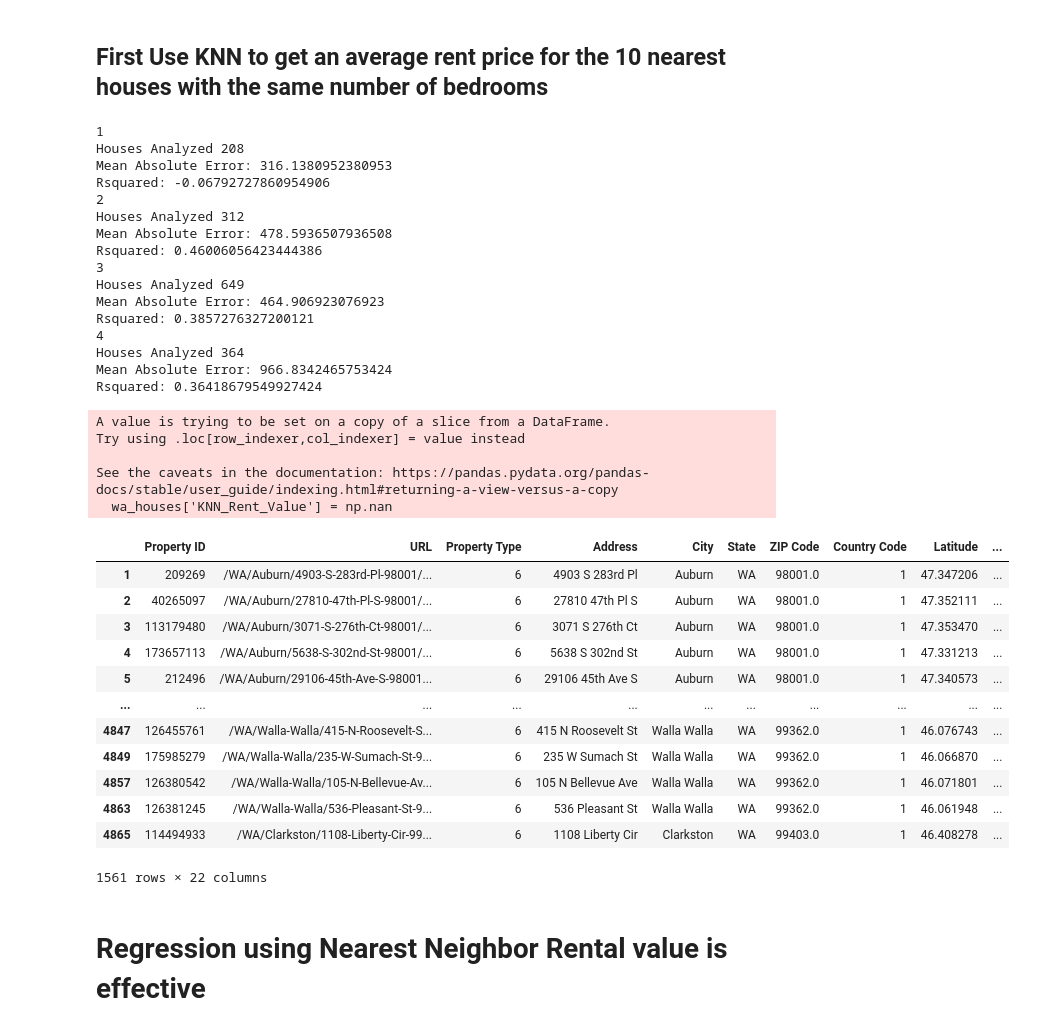
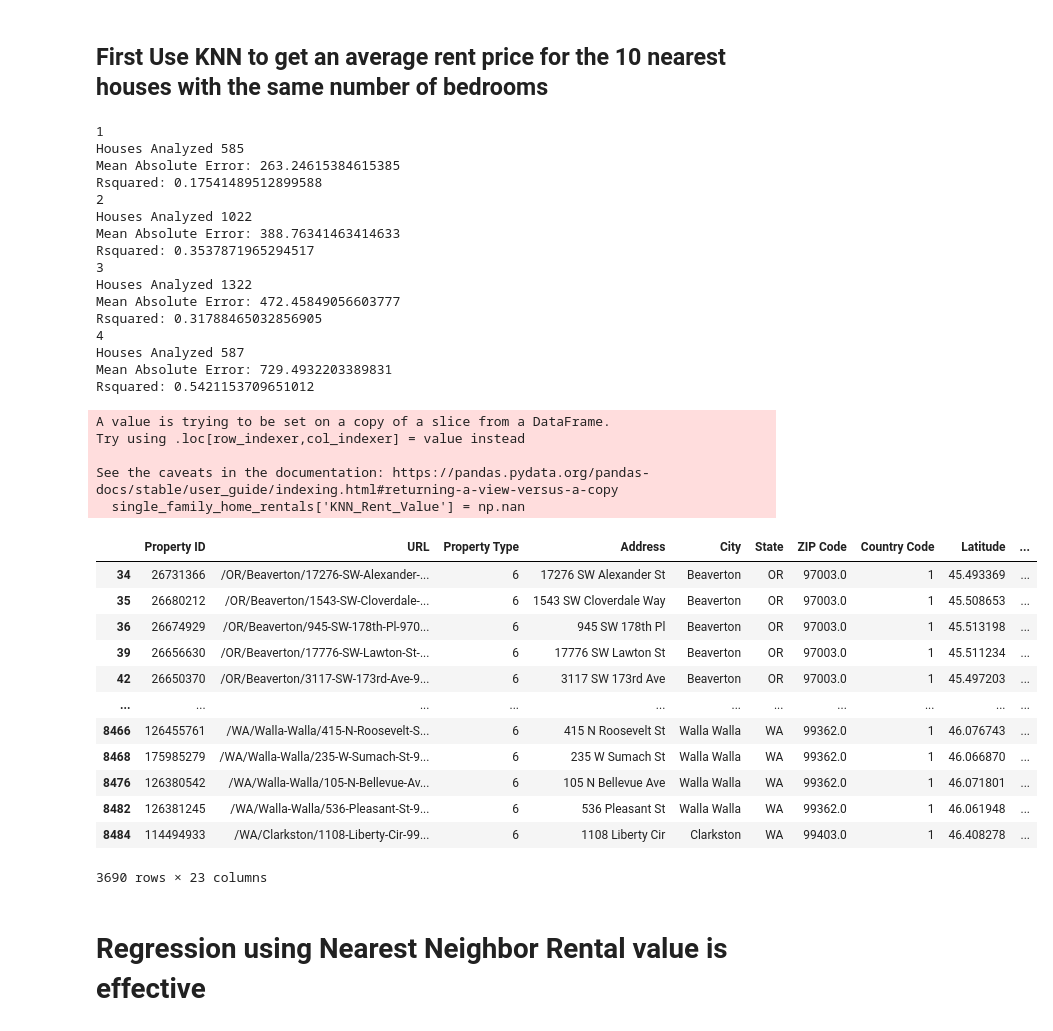
Before and after one commit to drago9773/stoebebirch, a Jupyter notebook: rent_prediction_exploration/rent_benchmark_first.ipynb, the cells around one changed output. Drawn from its saved outputs; the diff is of its cells as text; code cells hidden in the pictures.

```diff
--- a/rent_prediction_exploration/rent_benchmark_first.ipynb
+++ b/rent_prediction_exploration/rent_benchmark_first.ipynb
@@ -9,7 +12,7 @@ import seaborn as sns
 # %%
-wa_rentals = pd.read_csv(r"C:\Users\mattl\OneDrive\Documents\reibrowser\Database\Redfin Data\geocoded_washington_rentals.csv")
+all_rentals = pd.read_csv(r"C:\Users\mattl\OneDrive\Documents\reibrowser\Database\Redfin Data\rentals.csv")
 
-wa_houses = wa_rentals[(wa_rentals["Property Type"] == 6) & (wa_rentals["Max Beds"] < 5)]
+single_family_home_rentals = all_rentals[(all_rentals["Property Type"] == 6) & (all_rentals["Max Beds"] < 5) & (all_rentals["State"]).isin(["WA", "OR"])]
 # %% [markdown]
 ## First Use KNN to get an average rent price for the 10 nearest houses with the same number of bedrooms
 # %%
@@ -18,11 +21,11 @@ knn_features = ["Latitude", "Longitude"]
 
 target = "Max Rent Price"
 
-wa_houses['KNN_Rent_Value'] = np.nan
+single_family_home_rentals['KNN_Rent_Value'] = np.nan
 
 for beds in range(1, 5, 1):
     print(beds)
-    knn_df = wa_houses.dropna(subset=knn_features + [target])
+    knn_df = single_family_home_rentals.dropna(subset=knn_features + [target])
     knn_df = knn_df[knn_df["Max Beds"] == beds]
     print("Houses Analyzed", len(knn_df))
 
@@ -34,63 +37,63 @@ for beds in range(1, 5, 1):
         X_train, X_test, y_train, y_test = train_test_split(X, y, test_size=0.2, random_state=42)
 
         # Initialize KNN Regressor
-        knn_regressor = KNeighborsRegressor(n_neighbors=10, metric='euclidean')
+        knn_regressor = KNeighborsRegressor(n_neighbors=10, metric='haversine')
 
         # Fit the model
         knn_regressor.fit(X_train, y_train)
 
         # Predict on the training set to get KNN rent values
         y_knn = knn_regressor.predict(X)
 
         # Append the KNN rent values to the DataFrame
-        wa_houses.loc[knn_df.index, 'KNN_Rent_Value'] = y_knn
+        single_family_home_rentals.loc[knn_df.index, 'KNN_Rent_Value'] = y_knn
 
         # Predict on the test set for evaluation
         y_pred = knn_regressor.predict(X_test)
 
         # Evaluate the model
         mse = mean_absolute_error(y_test, y_pred)
         r2 = r2_score(y_test, y_pred)
 
         print(f"Mean Absolute Error: {mse}")
         print(f"Rsquared: {r2}")
 
-display(wa_houses)
+display(single_family_home_rentals)
 # %% [output]
 1
-Houses Analyzed 208
-Mean Absolute Error: 316.1380952380953
-Rsquared: -0.06792727860954906
+Houses Analyzed 585
+Mean Absolute Error: 263.24615384615385
+Rsquared: 0.17541489512899588
 2
-Houses Analyzed 312
-Mean Absolute Error: 478.5936507936508
-Rsquared: 0.46006056423444386
+Houses Analyzed 1022
+Mean Absolute Error: 388.76341463414633
+Rsquared: 0.3537871965294517
 3
-Houses Analyzed 649
-Mean Absolute Error: 464.906923076923
-Rsquared: 0.3857276327200121
+Houses Analyzed 1322
+Mean Absolute Error: 472.45849056603777
+Rsquared: 0.31788465032856905
 4
-Houses Analyzed 364
-Mean Absolute Error: 966.8342465753424
-Rsquared: 0.36418679549927424
+Houses Analyzed 587
+Mean Absolute Error: 729.4932203389831
+Rsquared: 0.5421153709651012
 A value is trying to be set on a copy of a slice from a DataFrame.
 Try using .loc[row_indexer,col_indexer] = value instead
 
 See the caveats in the documentation: https://pandas.pydata.org/pandas-docs/stable/user_guide/indexing.html#returning-a-view-versus-a-copy
-  wa_houses['KNN_Rent_Value'] = np.nan
+  single_family_home_rentals['KNN_Rent_Value'] = np.nan
 |  | Property ID | URL | Property Type | Address | City | State | ZIP Code | Country Code | Latitude | ... |
-| 1 | 209269 | /WA/Auburn/4903-S-283rd-Pl-98001/... | 6 | 4903 S 283rd Pl | Auburn | WA | 98001.0 | 1 | 47.347206 | ... |
-| 2 | 40265097 | /WA/Auburn/27810-47th-Pl-S-98001/... | 6 | 27810 47th Pl S | Auburn | WA | 98001.0 | 1 | 47.352111 | ... |
-| 3 | 113179480 | /WA/Auburn/3071-S-276th-Ct-98001/... | 6 | 3071 S 276th Ct | Auburn | WA | 98001.0 | 1 | 47.353470 | ... |
-| 4 | 173657113 | /WA/Auburn/5638-S-302nd-St-98001/... | 6 | 5638 S 302nd St | Auburn | WA | 98001.0 | 1 | 47.331213 | ... |
-| 5 | 212496 | /WA/Auburn/29106-45th-Ave-S-98001... | 6 | 29106 45th Ave S | Auburn | WA | 98001.0 | 1 | 47.340573 | ... |
+| 34 | 26731366 | /OR/Beaverton/17276-SW-Alexander-... | 6 | 17276 SW Alexander St | Beaverton | OR | 97003.0 | 1 | 45.493369 | ... |
+| 35 | 26680212 | /OR/Beaverton/1543-SW-Cloverdale-... | 6 | 1543 SW Cloverdale Way | Beaverton | OR | 97003.0 | 1 | 45.508653 | ... |
+| 36 | 26674929 | /OR/Beaverton/945-SW-178th-Pl-970... | 6 | 945 SW 178th Pl | Beaverton | OR | 97003.0 | 1 | 45.513198 | ... |
+| 39 | 26656630 | /OR/Beaverton/17776-SW-Lawton-St-... | 6 | 17776 SW Lawton St | Beaverton | OR | 97003.0 | 1 | 45.511234 | ... |
+| 42 | 26650370 | /OR/Beaverton/3117-SW-173rd-Ave-9... | 6 | 3117 SW 173rd Ave | Beaverton | OR | 97003.0 | 1 | 45.497203 | ... |
 | ... | ... | ... | ... | ... | ... | ... | ... | ... | ... | ... |
-| 4847 | 126455761 | /WA/Walla-Walla/415-N-Roosevelt-S... | 6 | 415 N Roosevelt St | Walla Walla | WA | 99362.0 | 1 | 46.076743 | ... |
-| 4849 | 175985279 | /WA/Walla-Walla/235-W-Sumach-St-9... | 6 | 235 W Sumach St | Walla Walla | WA | 99362.0 | 1 | 46.066870 | ... |
-| 4857 | 126380542 | /WA/Walla-Walla/105-N-Bellevue-Av... | 6 | 105 N Bellevue Ave | Walla Walla | WA | 99362.0 | 1 | 46.071801 | ... |
-| 4863 | 126381245 | /WA/Walla-Walla/536-Pleasant-St-9... | 6 | 536 Pleasant St | Walla Walla | WA | 99362.0 | 1 | 46.061948 | ... |
-| 4865 | 114494933 | /WA/Clarkston/1108-Liberty-Cir-99... | 6 | 1108 Liberty Cir | Clarkston | WA | 99403.0 | 1 | 46.408278 | ... |
+| 8466 | 126455761 | /WA/Walla-Walla/415-N-Roosevelt-S... | 6 | 415 N Roosevelt St | Walla Walla | WA | 99362.0 | 1 | 46.076743 | ... |
+| 8468 | 175985279 | /WA/Walla-Walla/235-W-Sumach-St-9... | 6 | 235 W Sumach St | Walla Walla | WA | 99362.0 | 1 | 46.066870 | ... |
+| 8476 | 126380542 | /WA/Walla-Walla/105-N-Bellevue-Av... | 6 | 105 N Bellevue Ave | Walla Walla | WA | 99362.0 | 1 | 46.071801 | ... |
+| 8482 | 126381245 | /WA/Walla-Walla/536-Pleasant-St-9... | 6 | 536 Pleasant St | Walla Walla | WA | 99362.0 | 1 | 46.061948 | ... |
+| 8484 | 114494933 | /WA/Clarkston/1108-Liberty-Cir-99... | 6 | 1108 Liberty Cir | Clarkston | WA | 99403.0 | 1 | 46.408278 | ... |
-1561 rows × 22 columns
+3690 rows × 23 columns
 # %% [markdown]
 # Regression using Nearest Neighbor Rental value is effective
 # %%
```
Also changed, not shown: parts of 11 cells of this notebook, 3 other files.
